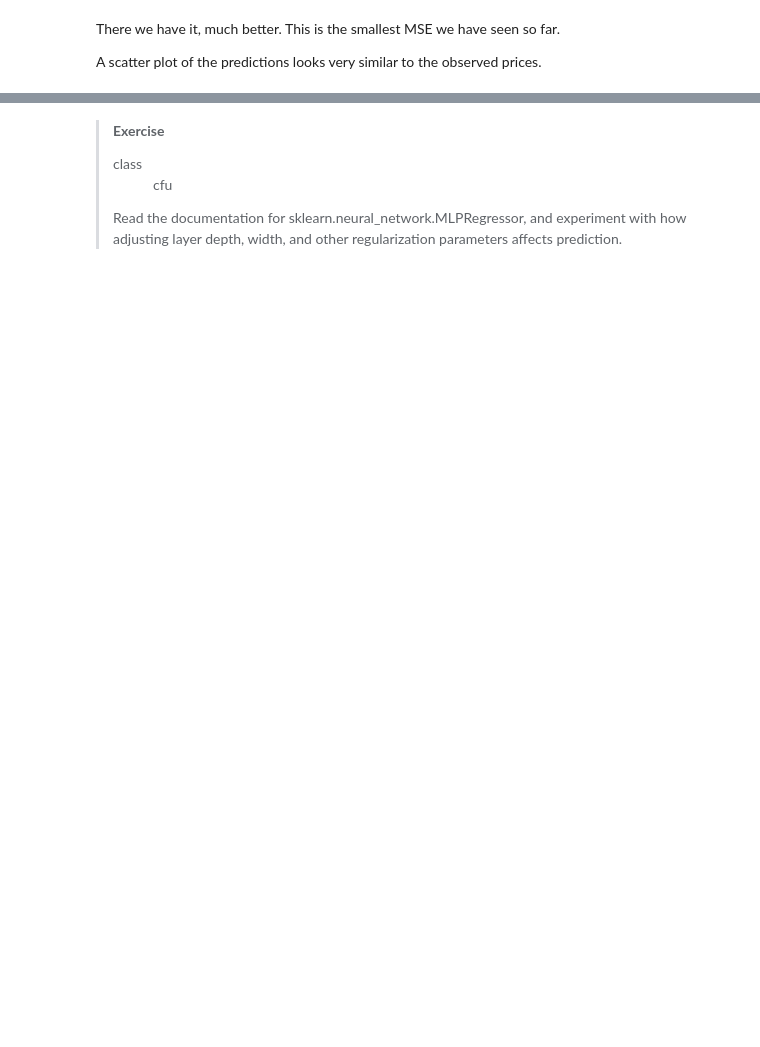
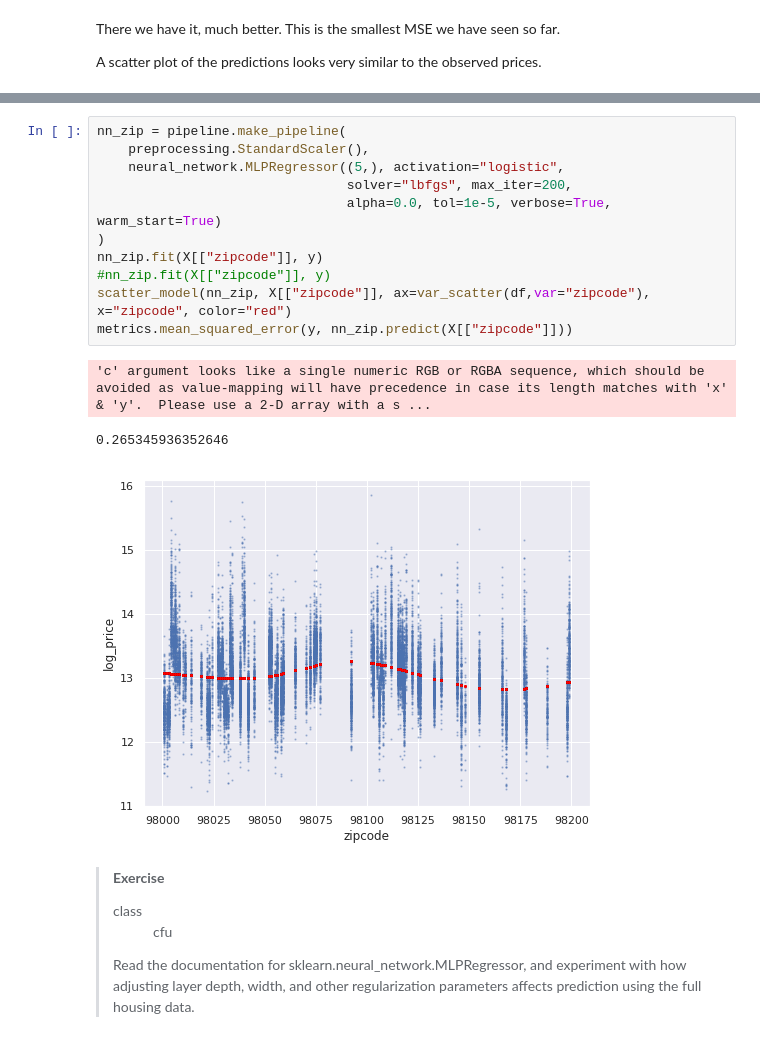
Before and after one commit to QuantEcon/quantecon-notebooks-datascience-old, a Jupyter notebook: applications/regression.ipynb, the cells around one changed output, grey strips where cells are left out. Saved outputs shown, nothing was run; the diff lists cells and outputs as text; blank space fills up the shorter version.

```diff
--- a/applications/regression.ipynb
+++ b/applications/regression.ipynb
@@ -1113,6 +1250,21 @@ regularization parameters affects the predictions.
 
 
 </blockquote>
+# %%
+nn_zip = pipeline.make_pipeline(
+    preprocessing.StandardScaler(),
+    neural_network.MLPRegressor((5,), activation="logistic",
+                                solver="lbfgs", max_iter=200,
+                                alpha=0.0, tol=1e-5, verbose=True, warm_start=True)
+)
+nn_zip.fit(X[["zipcode"]], y)
+#nn_zip.fit(X[["zipcode"]], y)
+scatter_model(nn_zip, X[["zipcode"]], ax=var_scatter(df,var="zipcode"), x="zipcode", color="red")
+metrics.mean_squared_error(y, nn_zip.predict(X[["zipcode"]]))
+# %% [output]
+'c' argument looks like a single numeric RGB or RGBA sequence, which should be avoided as value-mapping will have precedence in case its length matches with 'x' & 'y'.  Please use a 2-D array with a s ...
+0.265345936352646
+[figure, added]
 # %% [markdown]
 <blockquote>
 
@@ -1131,7 +1283,8 @@ cfu
 
 Read the documentation for sklearn.neural_network.MLPRegressor, and
 experiment with how adjusting layer depth, width, and other
-regularization parameters affects prediction.
+regularization parameters affects prediction using the full housing
+data.
 
 
 </blockquote>
```
Also changed, not shown: parts of 39 cells of this notebook.
